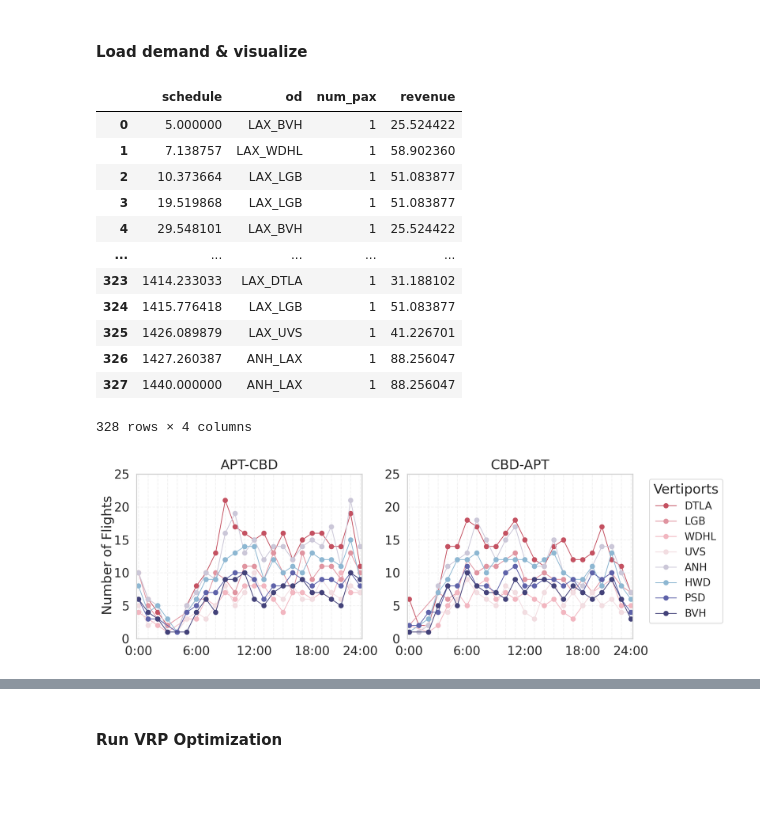
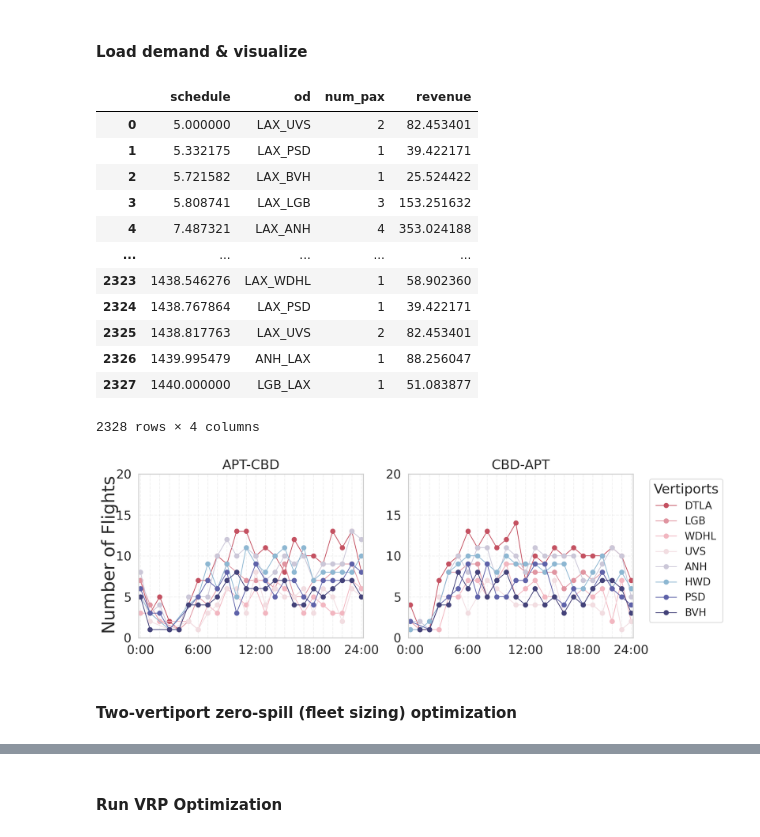
Before and after one commit to caoalbert/uam_system_model, a Jupyter notebook: example.ipynb, the cells around one changed output, grey strips where cells are left out. Cells and saved outputs as stored; diff of their text form; code cells hidden in the pictures; blank space fills up the shorter version.

```diff
--- a/example.ipynb
+++ b/example.ipynb
@@ -75,26 +79,28 @@ plot_parameters(network);
 network.load_demand(
     month=8,
     day=1,
-    directional_demand=300,
+    directional_demand=2500,
     vertiport_pmf=vertiport_pmf,
 )
 network.schedule
 # %% [output]
 |  | schedule | od | num_pax | revenue |
-| 0 | 5.000000 | LAX_BVH | 1 | 25.524422 |
-| 1 | 7.138757 | LAX_WDHL | 1 | 58.902360 |
-| 2 | 10.373664 | LAX_LGB | 1 | 51.083877 |
-| 3 | 19.519868 | LAX_LGB | 1 | 51.083877 |
-| 4 | 29.548101 | LAX_BVH | 1 | 25.524422 |
+| 0 | 5.000000 | LAX_UVS | 2 | 82.453401 |
+| 1 | 5.332175 | LAX_PSD | 1 | 39.422171 |
+| 2 | 5.721582 | LAX_BVH | 1 | 25.524422 |
+| 3 | 5.808741 | LAX_LGB | 3 | 153.251632 |
+| 4 | 7.487321 | LAX_ANH | 4 | 353.024188 |
 | ... | ... | ... | ... | ... |
-| 323 | 1414.233033 | LAX_DTLA | 1 | 31.188102 |
-| 324 | 1415.776418 | LAX_LGB | 1 | 51.083877 |
-| 325 | 1426.089879 | LAX_UVS | 1 | 41.226701 |
-| 326 | 1427.260387 | ANH_LAX | 1 | 88.256047 |
-| 327 | 1440.000000 | ANH_LAX | 1 | 88.256047 |
+| 2323 | 1438.546276 | LAX_WDHL | 1 | 58.902360 |
+| 2324 | 1438.767864 | LAX_PSD | 1 | 39.422171 |
+| 2325 | 1438.817763 | LAX_UVS | 2 | 82.453401 |
+| 2326 | 1439.995479 | ANH_LAX | 1 | 88.256047 |
+| 2327 | 1440.000000 | LGB_LAX | 1 | 51.083877 |
-328 rows × 4 columns
+2328 rows × 4 columns
 # %%
-fig, ax = plot_hourly_flight_distribution(network, ylim=(0, 25))
+fig, ax = plot_hourly_flight_distribution(network, ylim=(0, 20))
 plt.show()
 # %% [output]
-[figure, old version]
+[figure, new version]
+# %% [markdown]
+#### Two-vertiport zero-spill (fleet sizing) optimization
```
Also changed, not shown: parts of 7 cells of this notebook, 4 other files.
